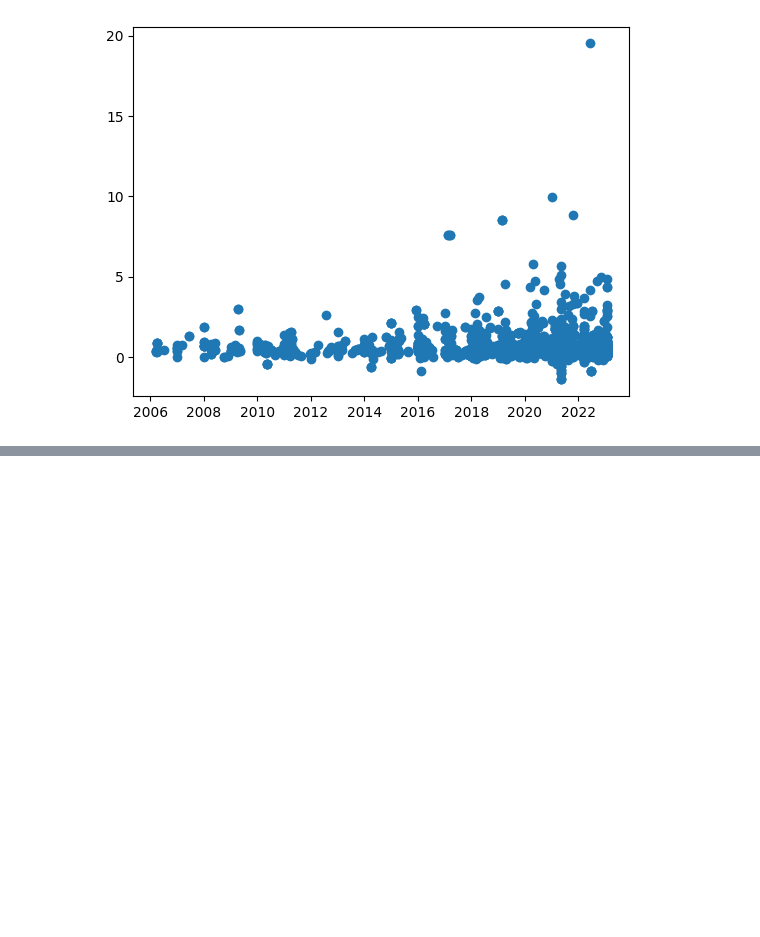
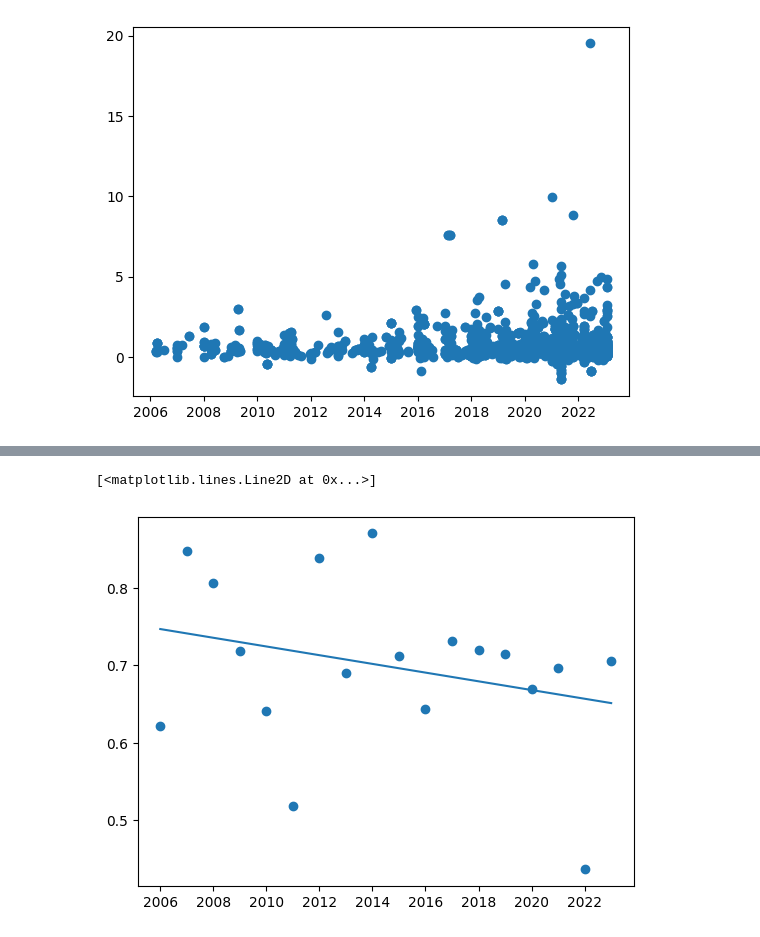
Before and after one commit to yggdrasilyuan/practicum, a Jupyter notebook: Sector.ipynb, the cells around one changed output, grey strips where cells are left out. Cells and saved outputs as stored; diff of their text form; code cells hidden in the pictures; blank space fills up the shorter version.

```diff
--- a/Sector.ipynb
+++ b/Sector.ipynb
@@ -19,6 +19,8 @@ data
 | 82272 | 8884126 | 193849370 | AR | 2022-10-12 | 2022-10-12 04:33:00 | Advanced Health Limited | ... |
 | 82273 | 9074589 | 196029234 | AR | 2022-09-30 | 2022-11-19 10:56:00 | Life Healthcare Group Holdings Li... | ... |
 82274 rows × 38 columns
+# %%
+frequence = 'M'
 # %% [markdown]
 communication_service
 # %%
@@ -473,3 +467,13 @@ See the caveats in the documentation: https://pandas.pydata.org/pandas-docs/stab
   return func(*args, **kwargs)
 <matplotlib.collections.PathCollection at 0x...>
 [figure]
+# %%
+data11=utilities.set_index("FILING_DATE",drop=False)
+grouped=data11.groupby(data11.index.to_period(freq=frequence))
+para="avg_sent_x"
+group11=grouped[para].mean()
+group11=group11.reset_index()
+x11=group11["FILING_DATE"].astype(str)
+x11=pd.to_datetime(x11)
+y11=group11[para]
+plt.scatter(x11,y11)
@@ -476,12 +483,12 @@ See the caveats in the documentation: https://pandas.pydata.org/pandas-docs/stab
 # %%
 data1=utilities.set_index("FILING_DATE",drop=False)
-grouped=data1.groupby(data1.index.to_period(freq='M'))
-para="avg_sent_x"
-group1=grouped[para].mean()
+grouped=data1.groupby(data1.index.to_period(freq=frequence))
+para1="sum_sent_x"
+group1=grouped[para1].mean()
 group1=group1.reset_index()
 x1=group1["FILING_DATE"].astype(str)
 x1=pd.to_datetime(x1)
-y1=group1[para]
+y1=group1[para1]
 plt.scatter(x1,y1)
 # %% [output]
 <matplotlib.collections.PathCollection at 0x...>
@@ -488,0 +594,10 @@ plt.scatter(x1,y1)
+# %%
+import statsmodels.formula.api as smf
+
+regression_array = np.column_stack((y_avg_sent, x))
+print(regression_array.shape)
+regression_data = pd.DataFrame(regression_array, columns=["y", "t", "inter_d1", "inter_d2", "inter_d3", "inter_d4", "inter_d5", "inter_d6", "inter_d7", "inter_d8", "inter_d9", "inter_d10", "coef_d1", "coef_d2", "coef_d3", "coef_d4", "coef_d5", "coef_d6", "coef_d7", "coef_d8", "coef_d9", "coef_d10"])
+
+res = smf.ols(formula='y~t+inter_d1+inter_d2+inter_d3+inter_d4+inter_d5+inter_d6+inter_d7+inter_d8+inter_d9+inter_d10+coef_d1+coef_d2+coef_d3+coef_d4+coef_d5+coef_d6+coef_d7+coef_d8+coef_d9+coef_d10',data = regression_data)
+mod = res.fit()
+print(mod.summary())
@@ -617,0 +640,17 @@ print(y_avg_sent.shape)
+# %%
+coef = mod.params.values[1:]
+pred = a2@coef+mod.params.values[0]
+
+data2=consumer_discretionary.set_index("FILING_DATE",drop=False)
+grouped=data2.groupby(data2.index.to_period(freq=frequence))
+para="avg_sent_x"
+group2=grouped[para].mean()
+group2=group2.reset_index()
+x2=group2["FILING_DATE"].astype(str)
+x2=pd.to_datetime(x2)
+y2=group2[para]
+plt.scatter(x2,y2)
+plt.plot(x2,pred)
+# %% [output]
+[<matplotlib.lines.Line2D at 0x...>]
+[figure, added]
```
Also changed, not shown: parts of 36 cells of this notebook.
